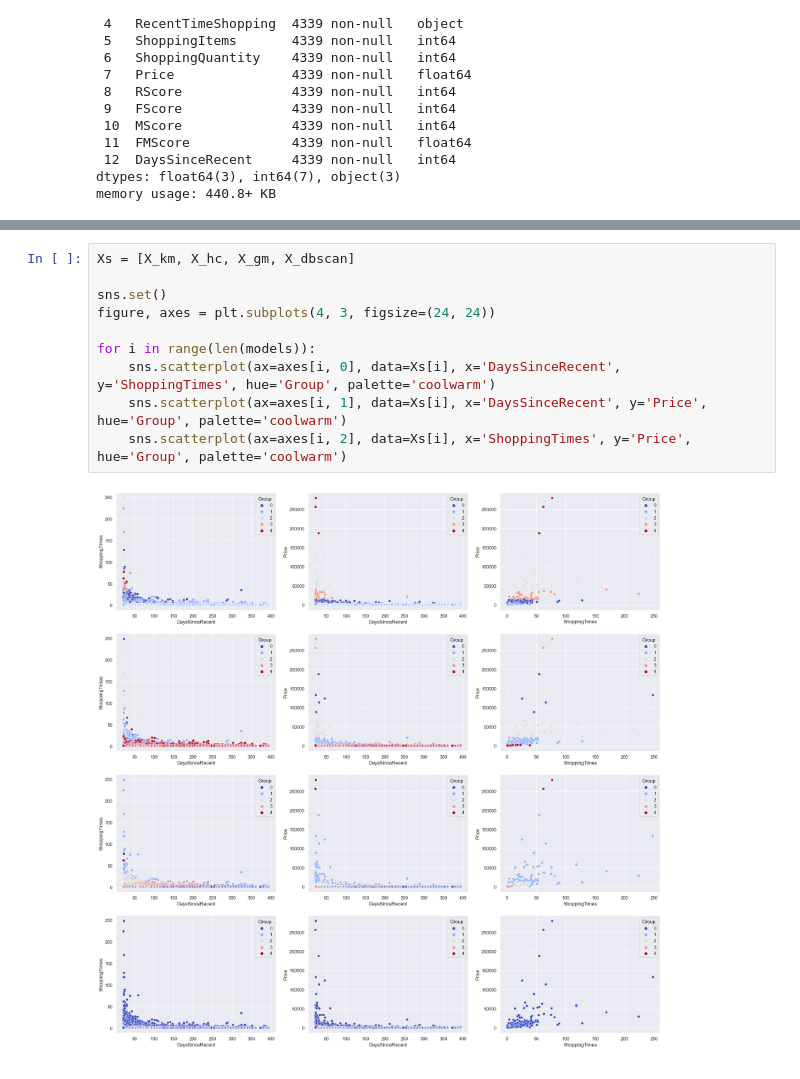
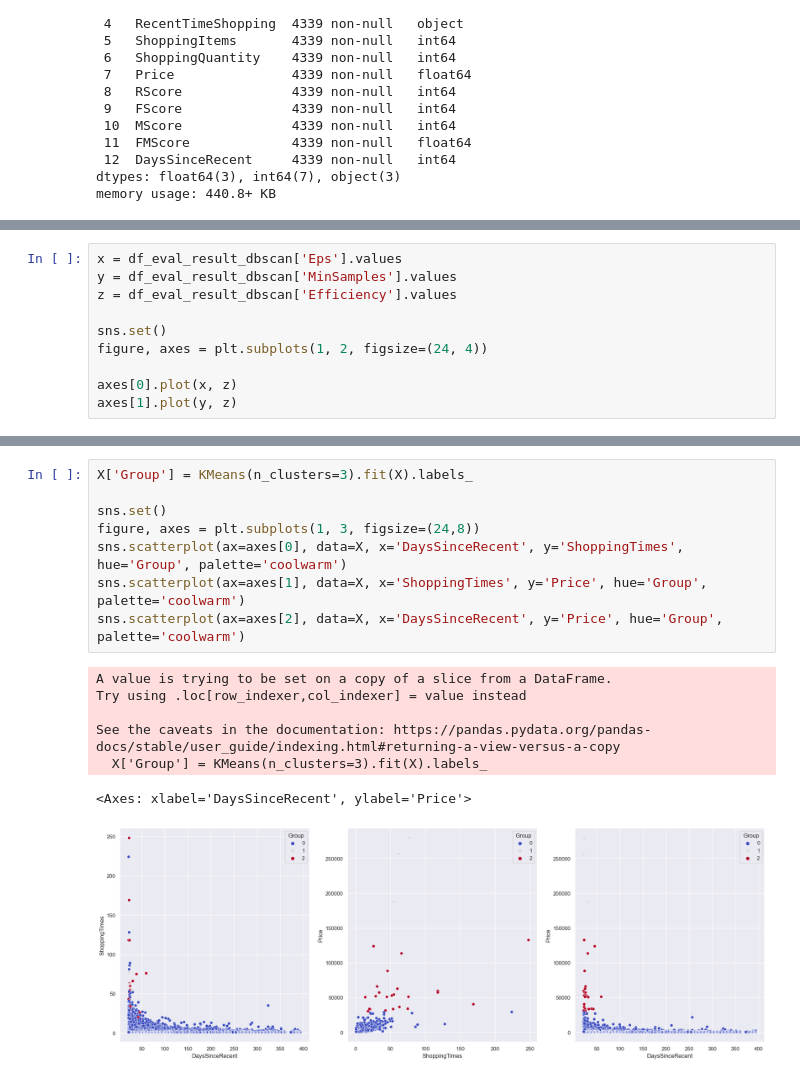
Before and after one commit to Komsan-Kongwongsupak/customers-segmentation, a Jupyter notebook: customers-segmentation.ipynb, the cells around one changed output, grey strips where cells are left out. Cells and saved outputs as stored; diff of their text form.

```diff
--- a/customers-segmentation.ipynb
+++ b/customers-segmentation.ipynb
@@ -423,0 +469,10 @@ X_dbscan['Group'] = [y + 1 for y in y_dbscan.labels_]
+# %%
+x = df_eval_result_dbscan['Eps'].values
+y = df_eval_result_dbscan['MinSamples'].values
+z = df_eval_result_dbscan['Efficiency'].values
+
+sns.set()
+figure, axes = plt.subplots(1, 2, figsize=(24, 4))
+
+axes[0].plot(x, z)
+axes[1].plot(y, z)
@@ -424,12 +488,16 @@ X_dbscan['Group'] = [y + 1 for y in y_dbscan.labels_]
 # %%
-Xs = [X_km, X_hc, X_gm, X_dbscan]
+X['Group'] = KMeans(n_clusters=3).fit(X).labels_
 
 sns.set()
-figure, axes = plt.subplots(4, 3, figsize=(24, 24))
-
-for i in range(len(models)):
-    sns.scatterplot(ax=axes[i, 0], data=Xs[i], x='DaysSinceRecent', y='ShoppingTimes', hue='Group', palette='coolwarm')
-    sns.scatterplot(ax=axes[i, 1], data=Xs[i], x='DaysSinceRecent', y='Price', hue='Group', palette='coolwarm')
-    sns.scatterplot(ax=axes[i, 2], data=Xs[i], x='ShoppingTimes', y='Price', hue='Group', palette='coolwarm')
+figure, axes = plt.subplots(1, 3, figsize=(24,8))
+sns.scatterplot(ax=axes[0], data=X, x='DaysSinceRecent', y='ShoppingTimes', hue='Group', palette='coolwarm')
+sns.scatterplot(ax=axes[1], data=X, x='ShoppingTimes', y='Price', hue='Group', palette='coolwarm')
+sns.scatterplot(ax=axes[2], data=X, x='DaysSinceRecent', y='Price', hue='Group', palette='coolwarm')
 # %% [output]
+A value is trying to be set on a copy of a slice from a DataFrame.
+Try using .loc[row_indexer,col_indexer] = value instead
+
+See the caveats in the documentation: https://pandas.pydata.org/pandas-docs/stable/user_guide/indexing.html#returning-a-view-versus-a-copy
+  X['Group'] = KMeans(n_clusters=3).fit(X).labels_
+<Axes: xlabel='DaysSinceRecent', ylabel='Price'>
-[figure, old version]
+[figure, new version]
```
Also changed, not shown: parts of 8 cells of this notebook.
